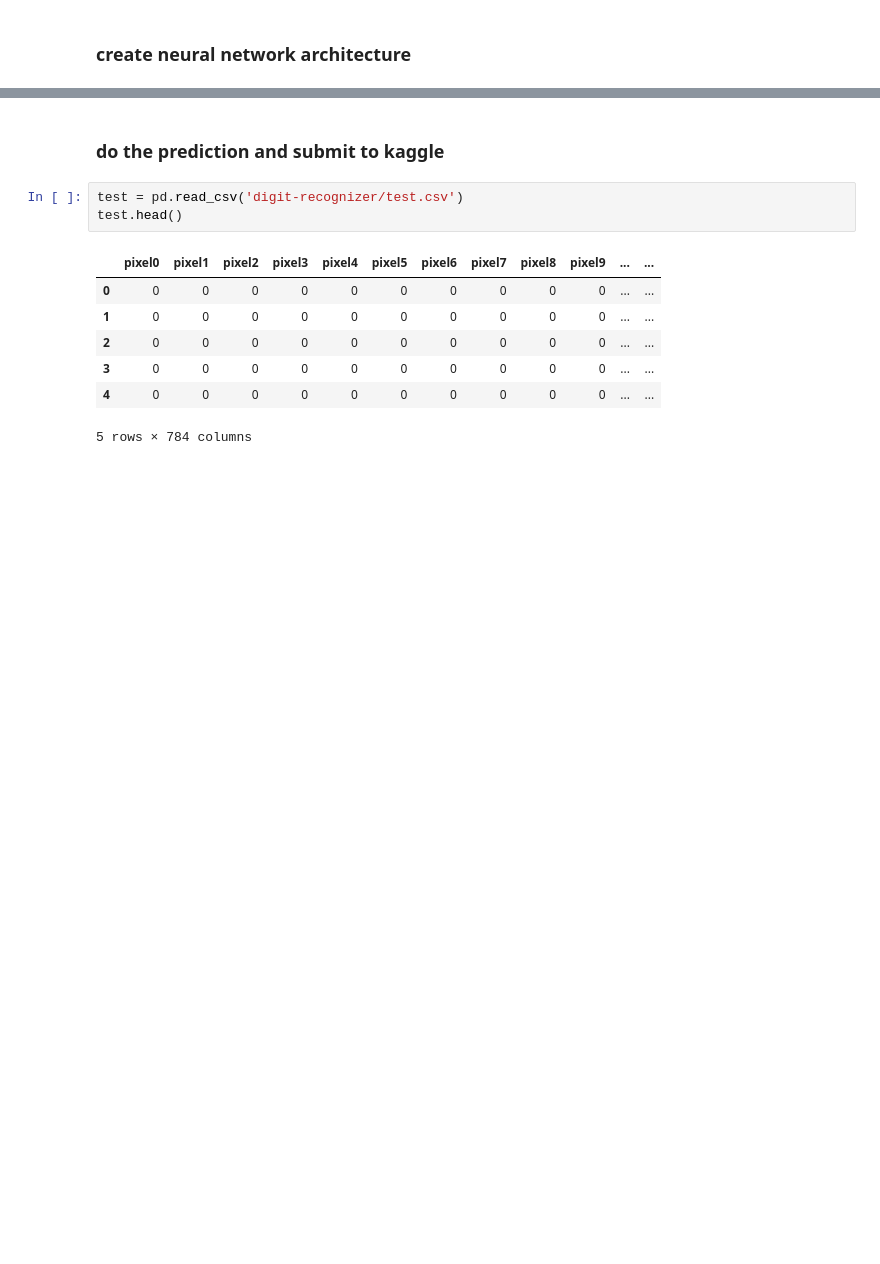
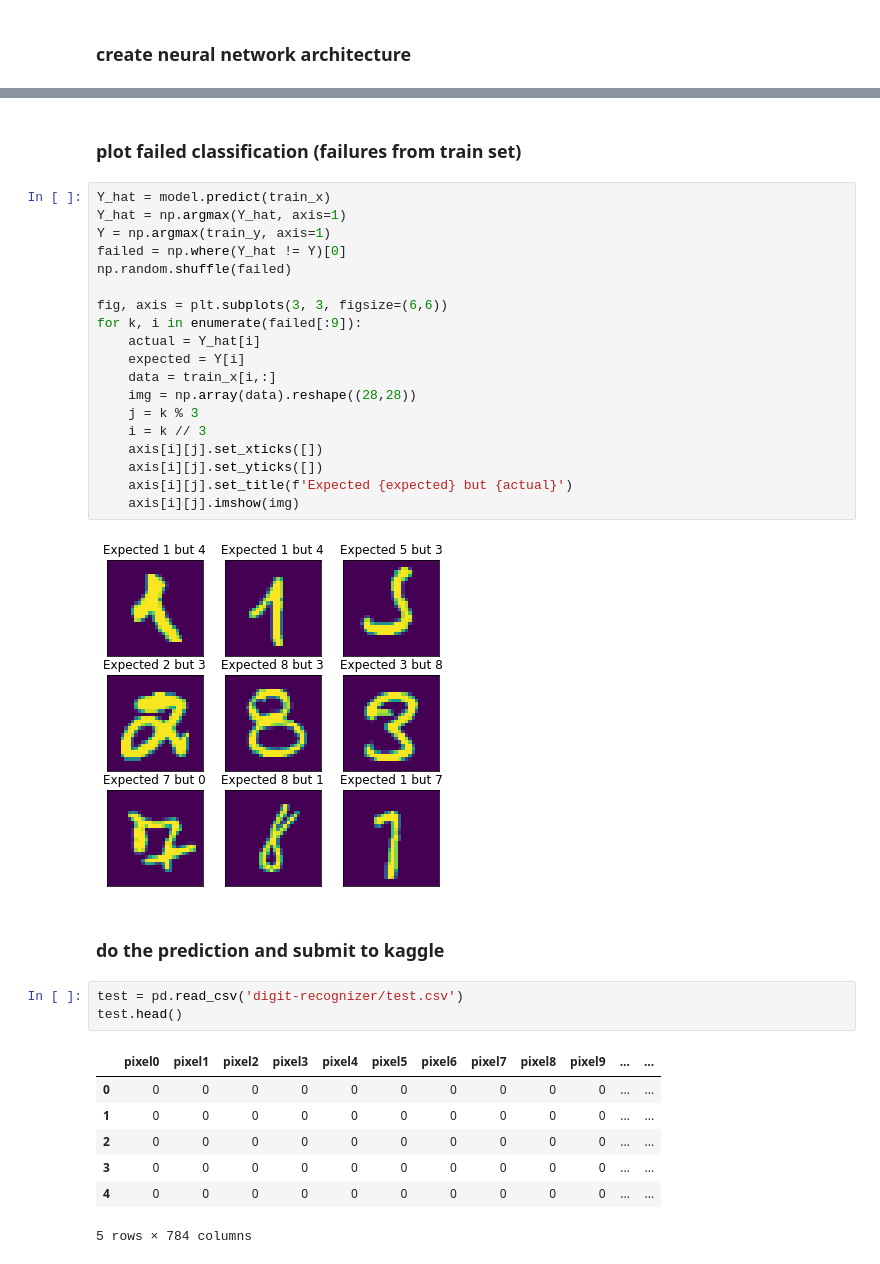
Before and after one commit to Vinaya16/DeepLearningBasics, a Jupyter notebook: digit recognizer kaggle.ipynb, the cells around one changed output, grey strips where cells are left out. Drawn from its saved outputs; the diff is of its cells as text; blank space fills up the shorter version.

```diff
--- a/digit recognizer kaggle.ipynb
+++ b/digit recognizer kaggle.ipynb
@@ -216,3 +266,26 @@ Epoch 100/100
+# %% [markdown]
+### plot failed classification (failures from train set)
+# %%
+Y_hat = model.predict(train_x)
+Y_hat = np.argmax(Y_hat, axis=1)
+Y = np.argmax(train_y, axis=1)
+failed = np.where(Y_hat != Y)[0]
+np.random.shuffle(failed)
+
+fig, axis = plt.subplots(3, 3, figsize=(6,6))
+for k, i in enumerate(failed[:9]):
+    actual = Y_hat[i]
+    expected = Y[i]
+    data = train_x[i,:]
+    img = np.array(data).reshape((28,28))
+    j = k % 3
+    i = k // 3
+    axis[i][j].set_xticks([])
+    axis[i][j].set_yticks([])
+    axis[i][j].set_title(f'Expected {expected} but {actual}')
+    axis[i][j].imshow(img)
+# %% [output]
+[figure, added]
 # %% [markdown]
 ### do the prediction and submit to kaggle
 # %%
```
Also changed, not shown: parts of 21 cells of this notebook.
